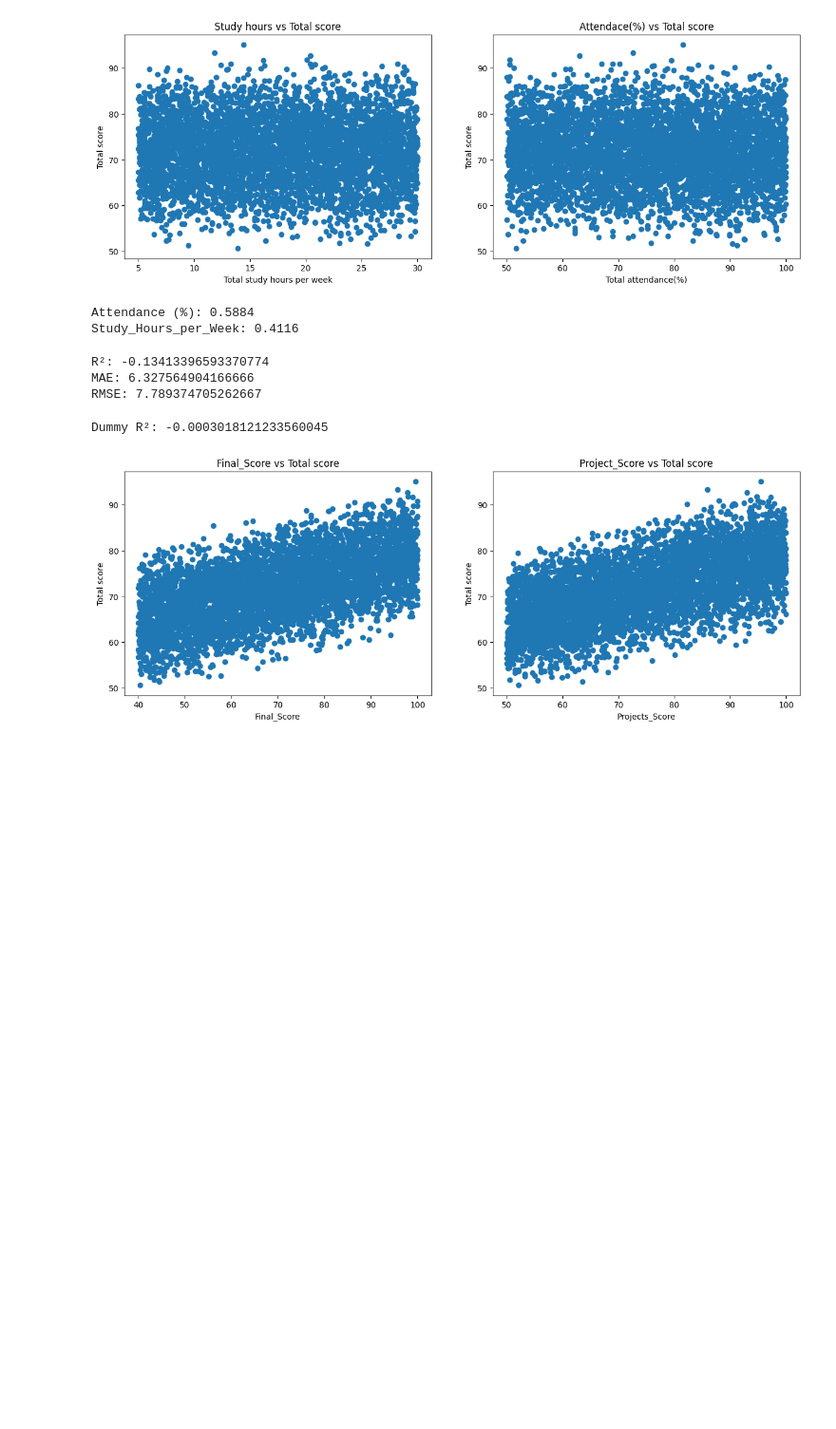
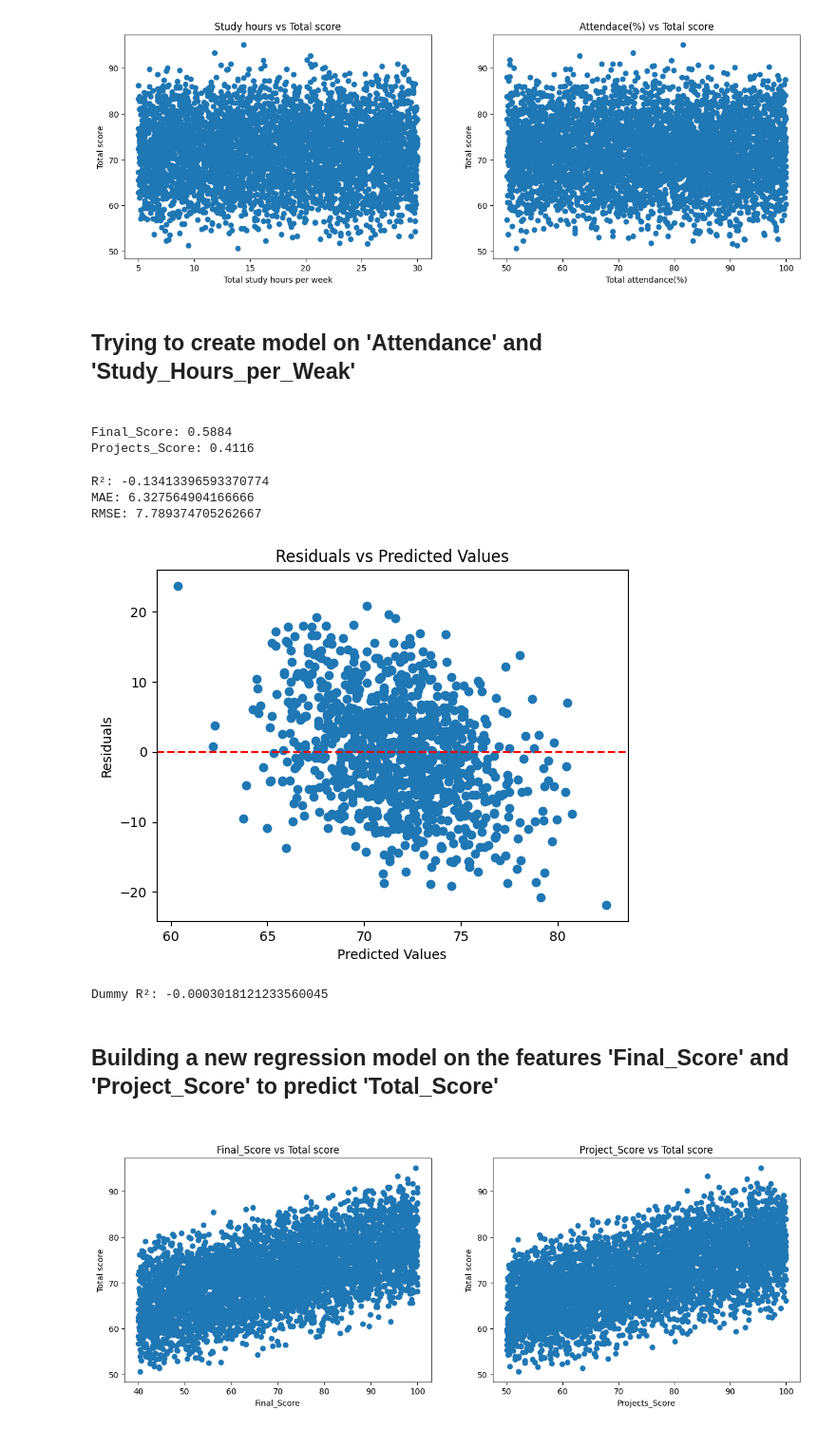
Before and after one commit to Data-analyst-Jay/Implementing-regression-machine-learning-model-for-predicting-total-scores-of-students, a Jupyter notebook: main2.ipynb, the cells around one changed output. Shown: that part at 95% size. Cells and saved outputs as stored; diff of their text form; code cells hidden in the pictures; blank space fills up the shorter version.

```diff
--- a/main2.ipynb
+++ b/main2.ipynb
@@ -83,14 +87,16 @@ plt.subplots_adjust(wspace=0.2)
 plt.show()
 # %% [output]
 [figure]
+# %% [markdown]
+<h2>Trying to create model on 'Attendance' and 'Study_Hours_per_Weak'<h2>
 # %%
 from sklearn.model_selection import train_test_split
 from sklearn.ensemble import RandomForestRegressor
 
-X = data[['Attendance (%)', 'Study_Hours_per_Week']]
-y = data['Total_Score']
+X1 = data[['Attendance (%)', 'Study_Hours_per_Week']]
+y1 = data['Total_Score']
 
-X_train, X_test, y_train, y_test = train_test_split(X, y, test_size=0.2, random_state=42)
+X_train, X_test, y_train, y_test = train_test_split(X1, y1, test_size=0.2, random_state=42)
 
 rf = RandomForestRegressor(random_state=42)
 rf.fit(X_train, y_train)
@@ -99,8 +105,8 @@ importances = rf.feature_importances_
 for col, imp in zip(X.columns, importances):
     print(f"{col}: {imp:.4f}")
 # %% [output]
-Attendance (%): 0.5884
-Study_Hours_per_Week: 0.4116
+Final_Score: 0.5884
+Projects_Score: 0.4116
 # %%
 from sklearn.metrics import r2_score, mean_absolute_error, mean_squared_error
 
@@ -113,6 +119,17 @@ print("RMSE:", np.sqrt(mean_squared_error(y_test, y_pred)))
 R²: -0.13413396593370774
 MAE: 6.327564904166666
 RMSE: 7.789374705262667
+# %%
+# Residual plot
+residuals = y_test - y_pred
+plt.scatter(y_pred, residuals)
+plt.axhline(0, color='red', linestyle='--')
+plt.title('Residuals vs Predicted Values')
+plt.xlabel('Predicted Values')
+plt.ylabel('Residuals')
+plt.show()
+# %% [output]
+[figure, added]
 # %%
 from sklearn.dummy import DummyRegressor
 dummy = DummyRegressor(strategy="mean")
@@ -120,6 +137,8 @@ dummy.fit(X_train, y_train)
 print("Dummy R²:", r2_score(y_test, dummy.predict(X_test)))
 # %% [output]
 Dummy R²: -0.0003018121233560045
+# %% [markdown]
+<h2>Building a new regression model on the features 'Final_Score' and 'Project_Score' to predict 'Total_Score'<h2>
 # %%
 plt.figure(figsize=(15, 5))
 plt.subplot(1,2,1)
```
Also changed, not shown: parts of 9 cells of this notebook.
